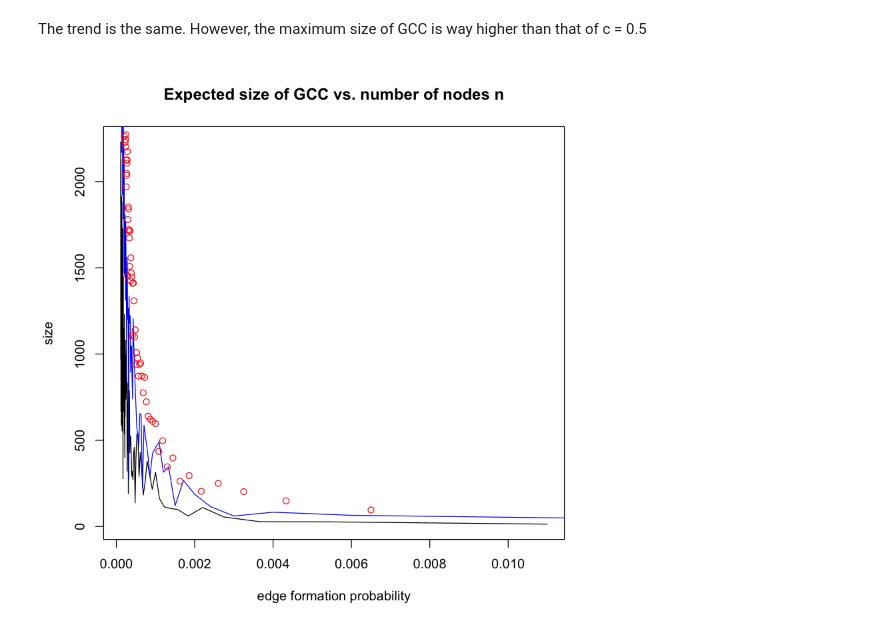
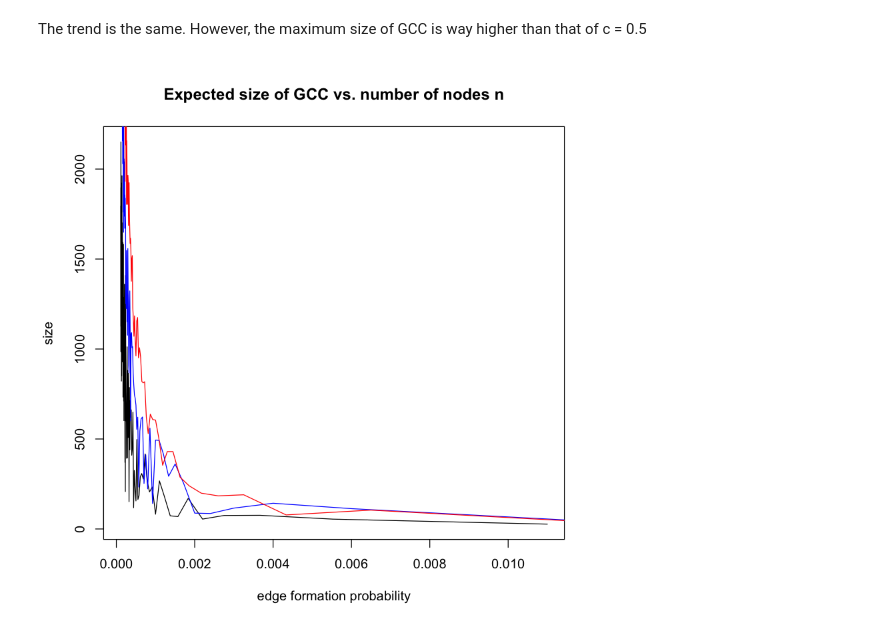
Before and after one commit to wanghran/ECE232_Graph, a Jupyter notebook: Project 1.ipynb, the cells around one changed output. Cells and saved outputs as stored; diff of their text form; code cells hidden in the pictures.

```diff
--- a/Project 1.ipynb
+++ b/Project 1.ipynb
@@ -221,33 +218,33 @@ for (num in node_list) {
 
 for (num in node_list) {
     g1d3_2 = erdos.renyi.game(num, 1.2/num, directed=F)
     g1d3_2.components <- clusters(g1d3_2)
     size_d3_2 <- g1d3_2.components$csize
     GCC_size_d3_2 <- c(GCC_size_d3_2, list(max(size_d3_2)))
 }
 
 for (num in node_list) {
     g1d3_3 = erdos.renyi.game(num, 1.3/num, directed=F)
     g1d3_3.components <- clusters(g1d3_3)
     size_d3_3 <- g1d3_3.components$csize
     GCC_size_d3_3 <- c(GCC_size_d3_3, list(max(size_d3_3)))
 }
 
 for (num in node_list) {
     prob_list_d3_1 <- c(prob_list_d3_1, list(1.1/num))
 }
 
 for (num in node_list) {
     prob_list_d3_2 <- c(prob_list_d3_2, list(1.2/num))
 }
 
 for (num in node_list) {
     prob_list_d3_3 <- c(prob_list_d3_3, list(1.3/num))
 }
 
 plot(prob_list_d3_1, GCC_size_d3_1, main="Expected size of GCC vs. number of nodes n",xlab="edge formation probability",ylab="size", col="black", type="l")
 points(prob_list_d3_2, GCC_size_d3_2, col="blue", type="l")
-points(prob_list_d3_3, GCC_size_d3_3, col="red")
-legend(1, 100, legend=c("c=1.1", "c=1.2", c="1.3"), col=c("black", "blue", "red"))
+points(prob_list_d3_3, GCC_size_d3_3, col="red", type="l")
+legend(100, 100, legend=c("c=1.1", "c=1.2", c="1.3"), col=c("black", "blue", "red"))
 # %% [output]
-[figure, old version]
+[figure, new version]
```
Also changed, not shown: parts of 1 cell of this notebook.
